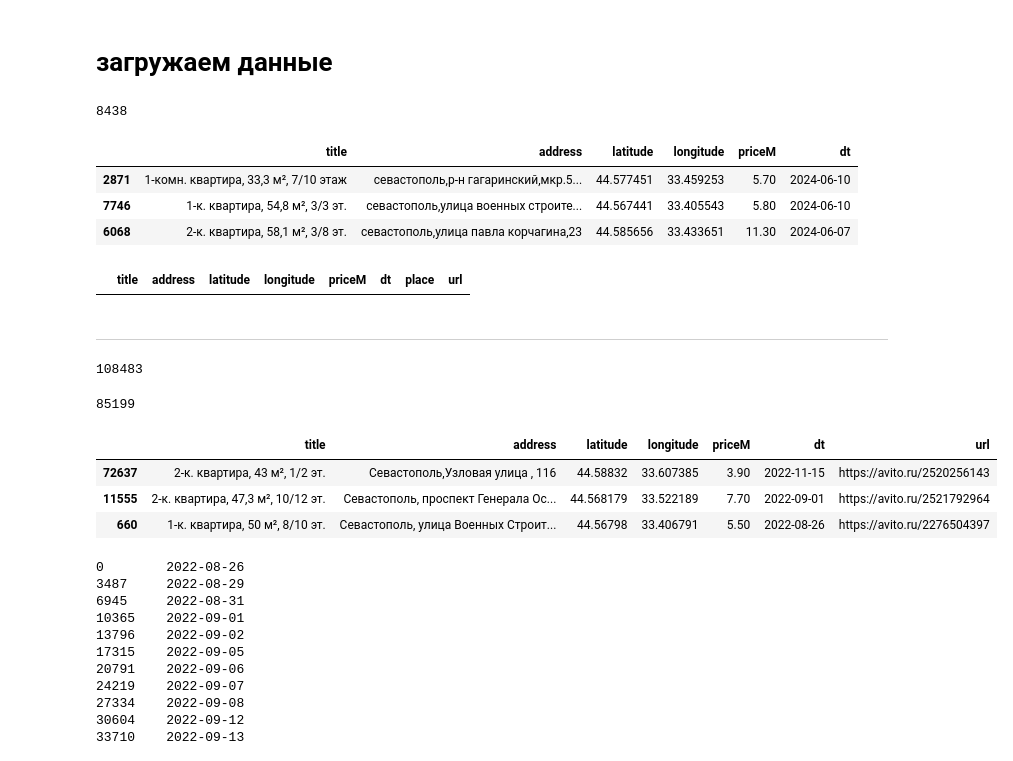
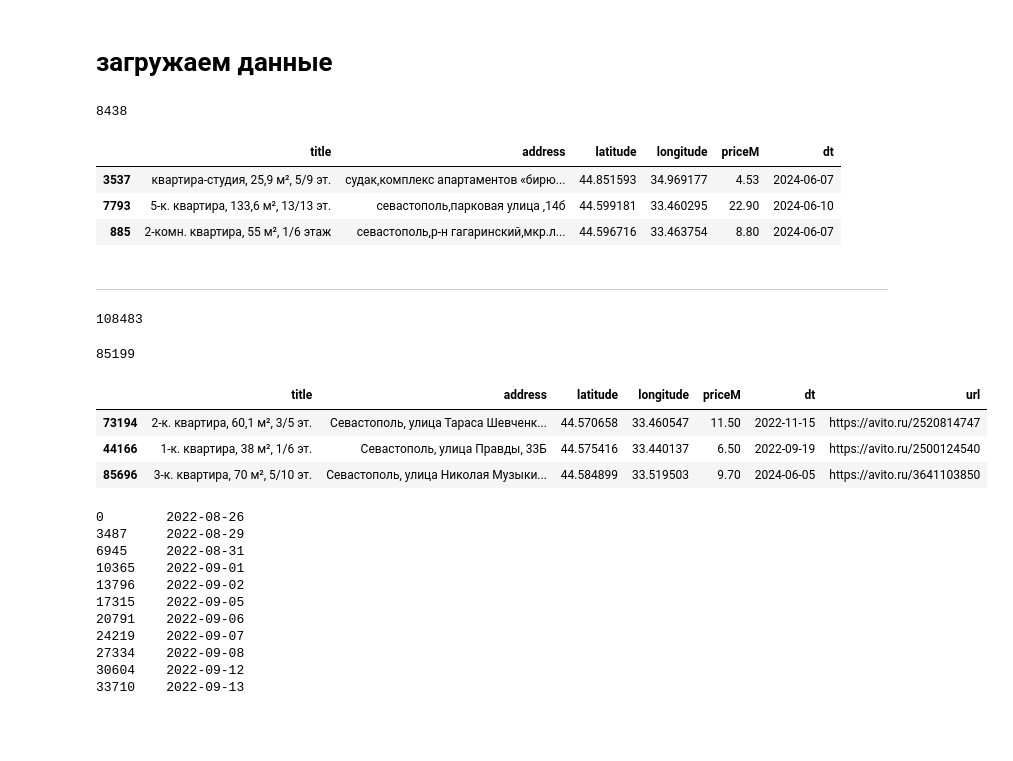
Before and after one commit to smechanoid/avito-parser, a Jupyter notebook: 04-analysis-flat.ipynb, the cells around one changed output. Saved outputs shown, nothing was run; the diff lists cells and outputs as text; code cells hidden in the pictures; blank space fills up the shorter version.

```diff
--- a/04-analysis-flat.ipynb
+++ b/04-analysis-flat.ipynb
@@ -15,7 +15,7 @@ import geopandas as gpd
 pd.set_option('display.max_colwidth', None)
 pd.set_option('display.float_format', '{:.2f}'.format)
 # %%
-df = pd.read_pickle('data/df_flat.pkl')
+df = pd.read_pickle('data/2024/df_flat.pkl')
 df['dt'] = df['ts'].dt.date
 display( len(df) )
 cols = ['title','address','latitude','longitude','priceM','dt']
@@ -23,35 +23,33 @@ display( df.sample(3)[cols] )
 # %% [output]
 8438
 |  | title | address | latitude | longitude | priceM | dt |
-| 2871 | 1-комн. квартира, 33,3 м², 7/10 этаж | севастополь,р-н гагаринский,мкр.5... | 44.577451 | 33.459253 | 5.70 | 2024-06-10 |
-| 7746 | 1-к. квартира, 54,8 м², 3/3 эт. | севастополь,улица военных строите... | 44.567441 | 33.405543 | 5.80 | 2024-06-10 |
-| 6068 | 2-к. квартира, 58,1 м², 3/8 эт. | севастополь,улица павла корчагина,23 | 44.585656 | 33.433651 | 11.30 | 2024-06-07 |
+| 3537 | квартира-студия, 25,9 м², 5/9 эт. | судак,комплекс апартаментов «бирю... | 44.851593 | 34.969177 | 4.53 | 2024-06-07 |
+| 7793 | 5-к. квартира, 133,6 м², 13/13 эт. | севастополь,парковая улица ,14б | 44.599181 | 33.460295 | 22.90 | 2024-06-10 |
+| 885 | 2-комн. квартира, 55 м², 1/6 этаж | севастополь,р-н гагаринский,мкр.л... | 44.596716 | 33.463754 | 8.80 | 2024-06-07 |
 # %%
-cols = ['title','address','latitude','longitude','priceM','dt','place','url']
-df[ (df['place']=='sevastopol') & (df['address'].str.match(r'.*Судак.*')) ][cols]
+# cols = ['title','address','latitude','longitude','priceM','dt','place','url']
+# df[ (df['place']=='sevastopol') & (df['address'].str.match(r'.*Судак.*')) ][cols]
-# %% [output]
-|  | title | address | latitude | longitude | priceM | dt | place | url |
 # %% [markdown]
 ---
 # %%
-df_ = pd.read_pickle('data/history/data_flat.pkl').rename(columns={'adr':'address'})
+df_ = pd.read_pickle('data/2023/data_flat.pkl').rename(columns={'adr':'address'})
 display( len(df_) )
 df_ = (
         df_
         .dropna(subset=['dt','url'])
         .drop_duplicates(['dt','url'])
         .drop(columns=['adr_orig','obj_name','avito_page','cian_page'])
     )
 display( len(df_) )
 cols = ['title','address','latitude','longitude','priceM','dt','url']
 display( df_.sample(3)[cols] )
 # %% [output]
 108483
 85199
 |  | title | address | latitude | longitude | priceM | dt | url |
-| 72637 | 2-к. квартира, 43 м², 1/2 эт. | Севастополь,Узловая улица , 116 | 44.58832 | 33.607385 | 3.90 | 2022-11-15 | https://avito.ru/2520256143 |
-| 11555 | 2-к. квартира, 47,3 м², 10/12 эт. | Севастополь, проспект Генерала Ос... | 44.568179 | 33.522189 | 7.70 | 2022-09-01 | https://avito.ru/2521792964 |
-| 660 | 1-к. квартира, 50 м², 8/10 эт. | Севастополь, улица Военных Строит... | 44.56798 | 33.406791 | 5.50 | 2022-08-26 | https://avito.ru/2276504397 |
+| 73194 | 2-к. квартира, 60,1 м², 3/5 эт. | Севастополь, улица Тараса Шевченк... | 44.570658 | 33.460547 | 11.50 | 2022-11-15 | https://avito.ru/2520814747 |
+| 44166 | 1-к. квартира, 38 м², 1/6 эт. | Севастополь, улица Правды, 33Б | 44.575416 | 33.440137 | 6.50 | 2022-09-19 | https://avito.ru/2500124540 |
+| 85696 | 3-к. квартира, 70 м², 5/10 эт. | Севастополь, улица Николая Музыки... | 44.584899 | 33.519503 | 9.70 | 2024-06-05 | https://avito.ru/3641103850 |
 # %%
 df_['dt'].drop_duplicates()
 # %% [output]
```
Also changed, not shown: parts of 18 cells of this notebook, 5 other files.
